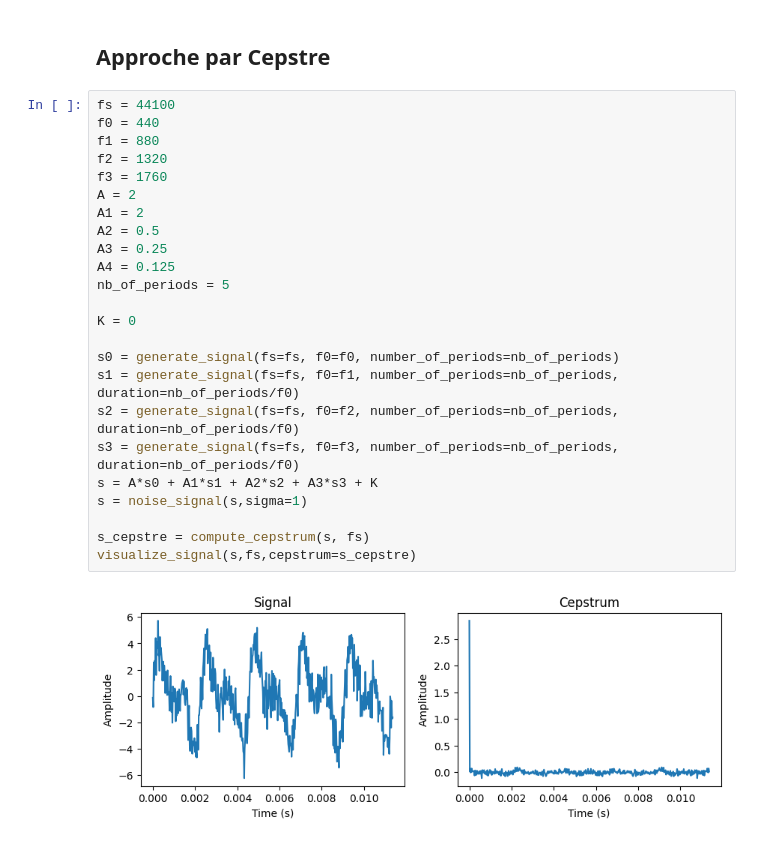
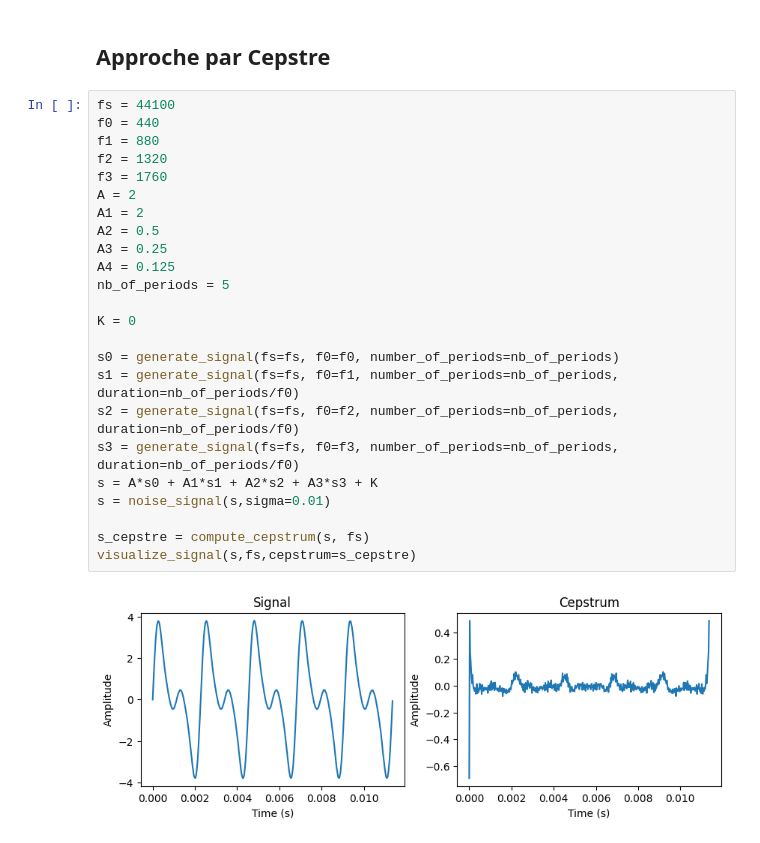
Before and after one commit to nathan-rousselot/pyautotune, a Jupyter notebook: notebooks/pitch_detection_lab.ipynb, the cells around one changed output. Drawn from its saved outputs; the diff is of its cells as text.

```diff
--- a/notebooks/pitch_detection_lab.ipynb
+++ b/notebooks/pitch_detection_lab.ipynb
@@ -364,26 +364,26 @@ visualize_signal(s,fs,yin_diff=diff_arr)
 # %%
 fs = 44100
 f0 = 440
 f1 = 880
 f2 = 1320
 f3 = 1760
 A = 2
 A1 = 2
 A2 = 0.5
 A3 = 0.25
 A4 = 0.125
 nb_of_periods = 5
 
 K = 0
 
 s0 = generate_signal(fs=fs, f0=f0, number_of_periods=nb_of_periods)
 s1 = generate_signal(fs=fs, f0=f1, number_of_periods=nb_of_periods, duration=nb_of_periods/f0)
 s2 = generate_signal(fs=fs, f0=f2, number_of_periods=nb_of_periods, duration=nb_of_periods/f0)
 s3 = generate_signal(fs=fs, f0=f3, number_of_periods=nb_of_periods, duration=nb_of_periods/f0)
 s = A*s0 + A1*s1 + A2*s2 + A3*s3 + K
-s = noise_signal(s,sigma=1)
+s = noise_signal(s,sigma=0.01)
 
 s_cepstre = compute_cepstrum(s, fs)
 visualize_signal(s,fs,cepstrum=s_cepstre)
 # %% [output]
-[figure, old version]
+[figure, new version]
```
Also changed, not shown: parts of 12 cells of this notebook, 11 other files.
